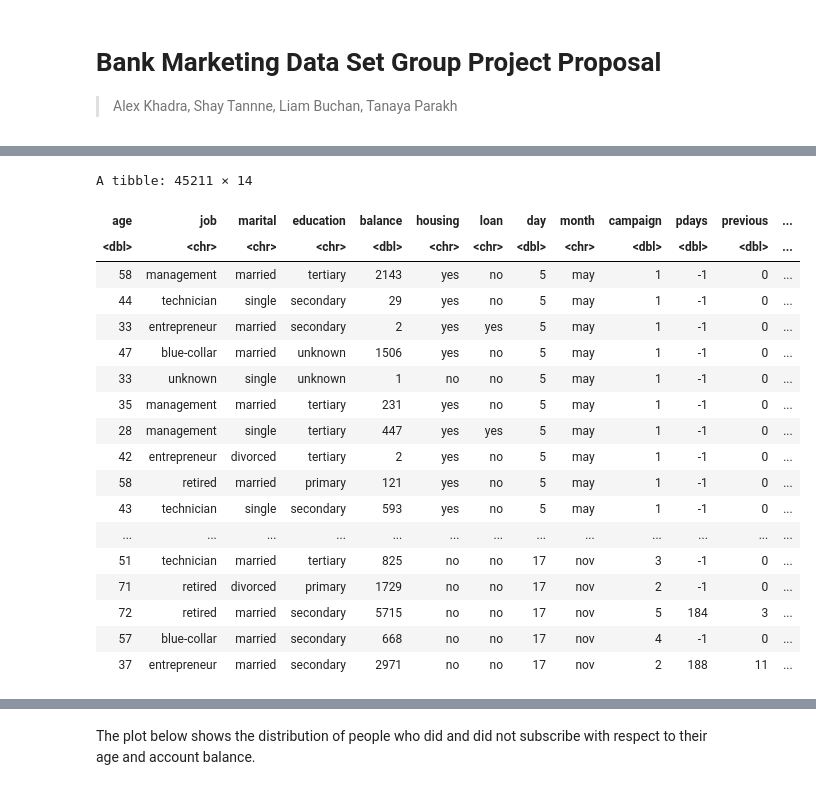
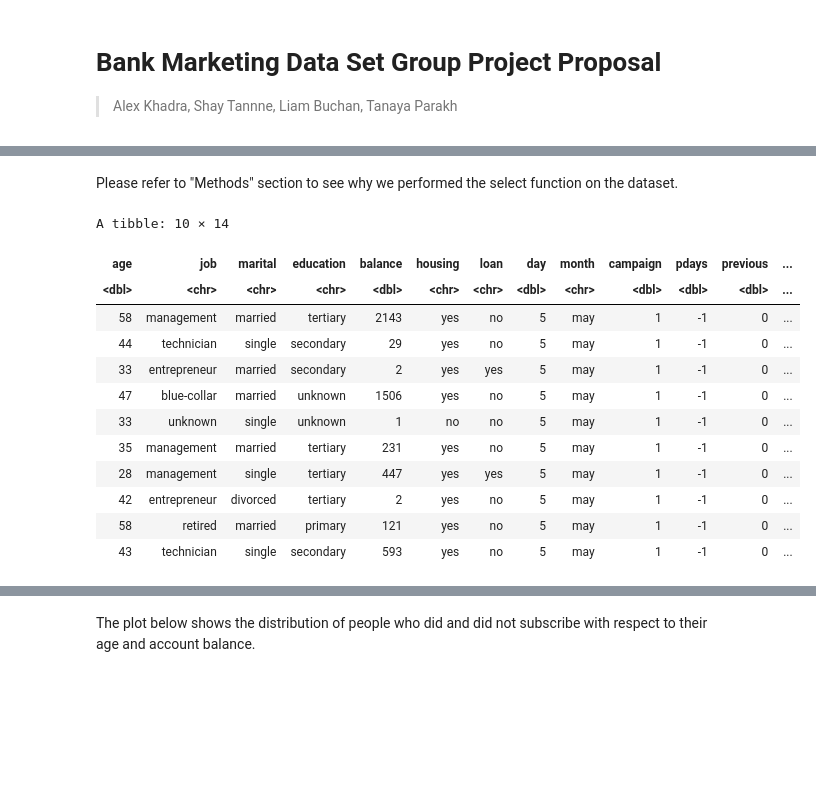
Before and after one commit to alexkhadr/Credit-Card-Project, a Jupyter notebook: proposal.ipynb, the cells around one changed output, grey strips where cells are left out. Cells and saved outputs as stored; diff of their text form; code cells hidden in the pictures; blank space fills up the shorter version.

```diff
--- a/proposal.ipynb
+++ b/proposal.ipynb
@@ -94,26 +68,21 @@ A spec_tbl_df: 45211 × 17
-# %%
-# Please refer to "Methods" section to see why we preformed the select function
-bank_all <- bank_all_cols %>%
-    select(-c(default, contact, duration))
-bank_all
-# %% [output]
-A tibble: 45211 × 14
-| age | job | marital | education | balance | housing | loan | day | month | campaign | pdays | previous | ... |
-| <dbl> | <chr> | <chr> | <chr> | <dbl> | <chr> | <chr> | <dbl> | <chr> | <dbl> | <dbl> | <dbl> | ... |
-| 58 | management | married | tertiary | 2143 | yes | no | 5 | may | 1 | -1 | 0 | ... |
-| 44 | technician | single | secondary | 29 | yes | no | 5 | may | 1 | -1 | 0 | ... |
-| 33 | entrepreneur | married | secondary | 2 | yes | yes | 5 | may | 1 | -1 | 0 | ... |
-| 47 | blue-collar | married | unknown | 1506 | yes | no | 5 | may | 1 | -1 | 0 | ... |
-| 33 | unknown | single | unknown | 1 | no | no | 5 | may | 1 | -1 | 0 | ... |
-| 35 | management | married | tertiary | 231 | yes | no | 5 | may | 1 | -1 | 0 | ... |
-| 28 | management | single | tertiary | 447 | yes | yes | 5 | may | 1 | -1 | 0 | ... |
-| 42 | entrepreneur | divorced | tertiary | 2 | yes | no | 5 | may | 1 | -1 | 0 | ... |
-| 58 | retired | married | primary | 121 | yes | no | 5 | may | 1 | -1 | 0 | ... |
-| 43 | technician | single | secondary | 593 | yes | no | 5 | may | 1 | -1 | 0 | ... |
-| ... | ... | ... | ... | ... | ... | ... | ... | ... | ... | ... | ... | ... |
-| 51 | technician | married | tertiary | 825 | no | no | 17 | nov | 3 | -1 | 0 | ... |
-| 71 | retired | divorced | primary | 1729 | no | no | 17 | nov | 2 | -1 | 0 | ... |
-| 72 | retired | married | secondary | 5715 | no | no | 17 | nov | 5 | 184 | 3 | ... |
-| 57 | blue-collar | married | secondary | 668 | no | no | 17 | nov | 4 | -1 | 0 | ... |
-| 37 | entrepreneur | married | secondary | 2971 | no | no | 17 | nov | 2 | 188 | 11 | ... |
+# %% [markdown]
+Please refer to "Methods" section to see why we performed the select function on the dataset.
+# %%
+bank_trimmed <- bank_full %>%
+    select(-c(default, contact, duration))
+slice(bank_trimmed, 1:10)
+# %% [output]
+A tibble: 10 × 14
+| age | job | marital | education | balance | housing | loan | day | month | campaign | pdays | previous | ... |
+| <dbl> | <chr> | <chr> | <chr> | <dbl> | <chr> | <chr> | <dbl> | <chr> | <dbl> | <dbl> | <dbl> | ... |
+| 58 | management | married | tertiary | 2143 | yes | no | 5 | may | 1 | -1 | 0 | ... |
+| 44 | technician | single | secondary | 29 | yes | no | 5 | may | 1 | -1 | 0 | ... |
+| 33 | entrepreneur | married | secondary | 2 | yes | yes | 5 | may | 1 | -1 | 0 | ... |
+| 47 | blue-collar | married | unknown | 1506 | yes | no | 5 | may | 1 | -1 | 0 | ... |
+| 33 | unknown | single | unknown | 1 | no | no | 5 | may | 1 | -1 | 0 | ... |
+| 35 | management | married | tertiary | 231 | yes | no | 5 | may | 1 | -1 | 0 | ... |
+| 28 | management | single | tertiary | 447 | yes | yes | 5 | may | 1 | -1 | 0 | ... |
+| 42 | entrepreneur | divorced | tertiary | 2 | yes | no | 5 | may | 1 | -1 | 0 | ... |
+| 58 | retired | married | primary | 121 | yes | no | 5 | may | 1 | -1 | 0 | ... |
+| 43 | technician | single | secondary | 593 | yes | no | 5 | may | 1 | -1 | 0 | ... |
 # %%
```
Also changed, not shown: parts of 12 cells of this notebook.
